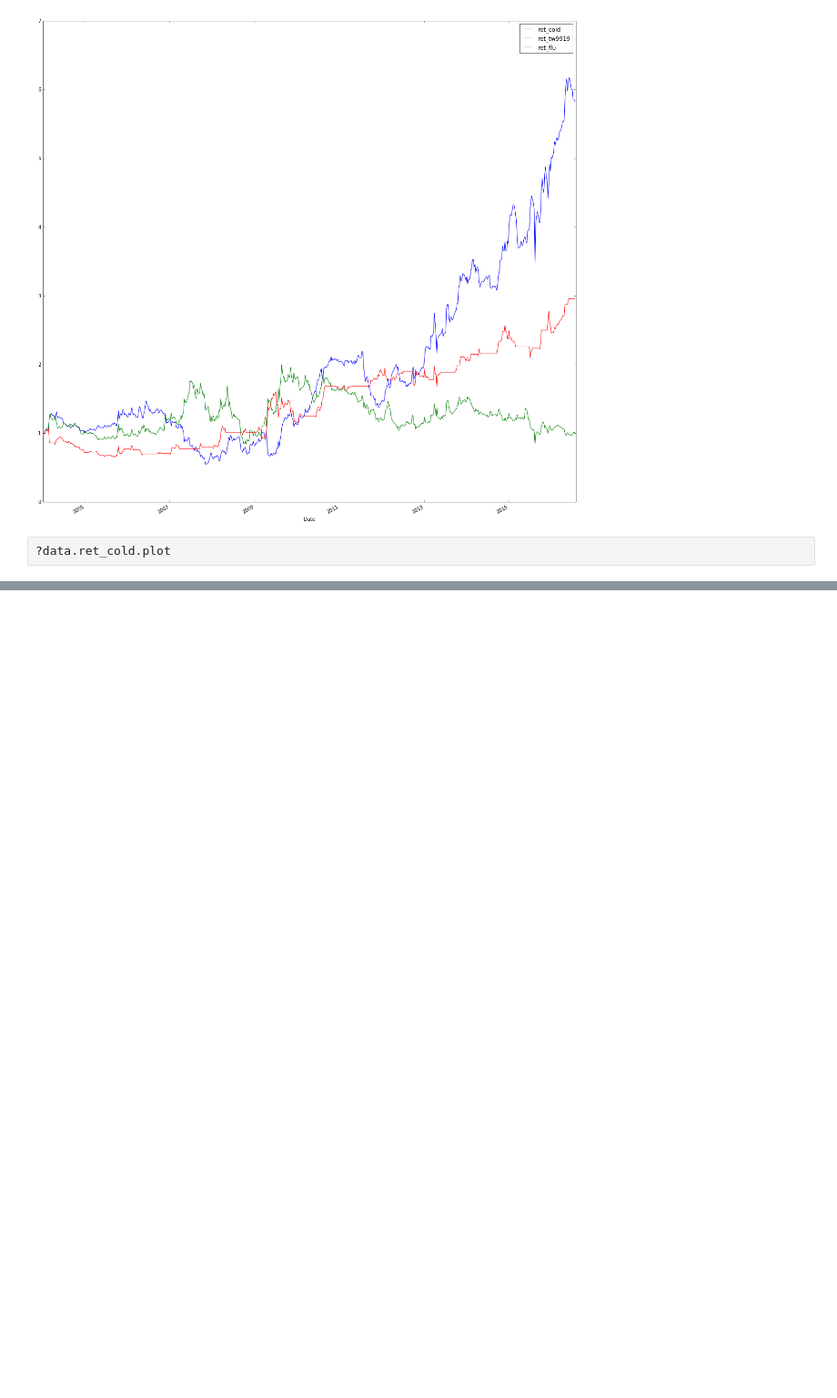
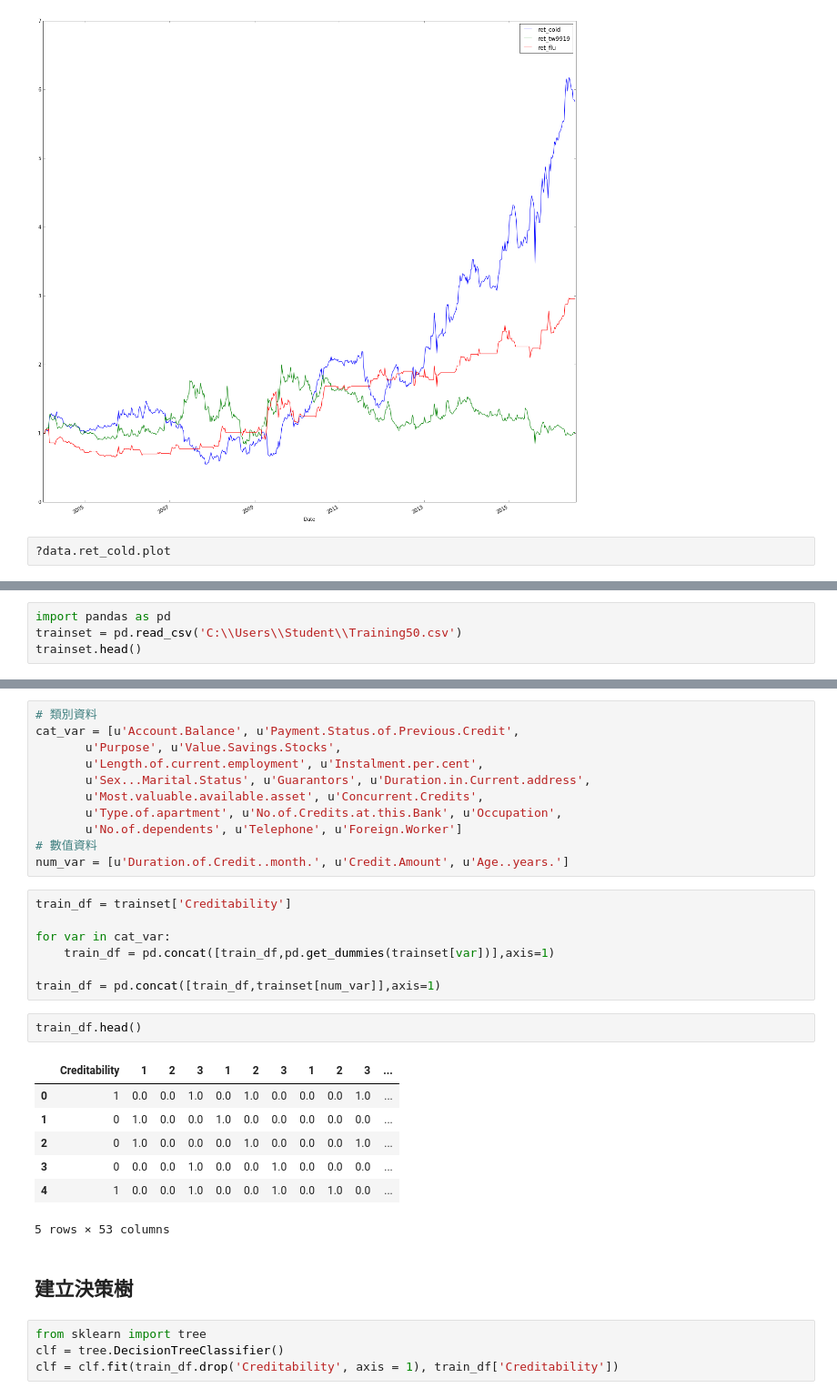
Before and after one commit to ywchiu/pyfintech, a Jupyter notebook: 20160806Demo.ipynb, the cells around one changed output, grey strips where cells are left out. Shown at 91% size. Cells and saved outputs as stored; diff of their text form; blank space fills up the shorter version.

```diff
--- a/20160806Demo.ipynb
+++ b/20160806Demo.ipynb
@@ -632,0 +637,4 @@ data.head(10)
+# %%
+import pandas as pd
+trainset = pd.read_csv('C:\\Users\\Student\\Training50.csv')
+trainset.head()
@@ -632,0 +670,34 @@ data.head(10)
+# %%
+# 類別資料
+cat_var = [u'Account.Balance', u'Payment.Status.of.Previous.Credit',
+       u'Purpose', u'Value.Savings.Stocks',
+       u'Length.of.current.employment', u'Instalment.per.cent',
+       u'Sex...Marital.Status', u'Guarantors', u'Duration.in.Current.address',
+       u'Most.valuable.available.asset', u'Concurrent.Credits',
+       u'Type.of.apartment', u'No.of.Credits.at.this.Bank', u'Occupation',
+       u'No.of.dependents', u'Telephone', u'Foreign.Worker']
+# 數值資料
+num_var = [u'Duration.of.Credit..month.', u'Credit.Amount', u'Age..years.']
+# %%
+train_df = trainset['Creditability']
+
+for var in cat_var:
+    train_df = pd.concat([train_df,pd.get_dummies(trainset[var])],axis=1)
+
+train_df = pd.concat([train_df,trainset[num_var]],axis=1)
+# %%
+train_df.head()
+# %% [output]
+|  | Creditability | 1 | 2 | 3 | 1 | 2 | 3 | 1 | 2 | 3 | ... |
+| 0 | 1 | 0.0 | 0.0 | 1.0 | 0.0 | 1.0 | 0.0 | 0.0 | 0.0 | 1.0 | ... |
+| 1 | 0 | 1.0 | 0.0 | 0.0 | 1.0 | 0.0 | 0.0 | 0.0 | 0.0 | 0.0 | ... |
+| 2 | 0 | 1.0 | 0.0 | 0.0 | 0.0 | 1.0 | 0.0 | 0.0 | 0.0 | 1.0 | ... |
+| 3 | 0 | 0.0 | 0.0 | 1.0 | 0.0 | 0.0 | 1.0 | 0.0 | 0.0 | 0.0 | ... |
+| 4 | 1 | 0.0 | 0.0 | 1.0 | 0.0 | 0.0 | 1.0 | 0.0 | 1.0 | 0.0 | ... |
+5 rows × 53 columns
+# %% [markdown]
+## 建立決策樹
+# %%
+from sklearn import tree
+clf = tree.DecisionTreeClassifier()
+clf = clf.fit(train_df.drop('Creditability', axis = 1), train_df['Creditability'])
```
Also changed, not shown: parts of 20 cells of this notebook.
